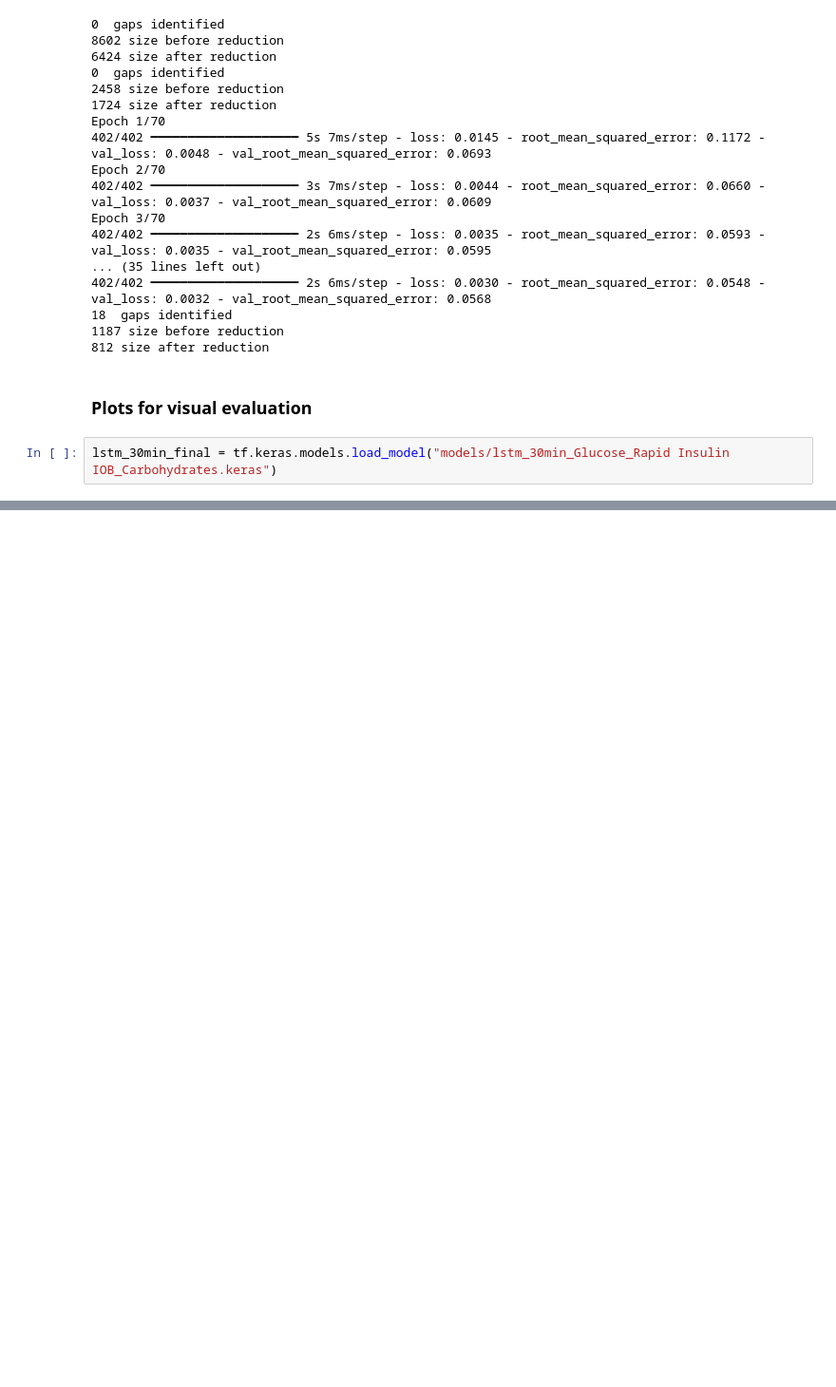
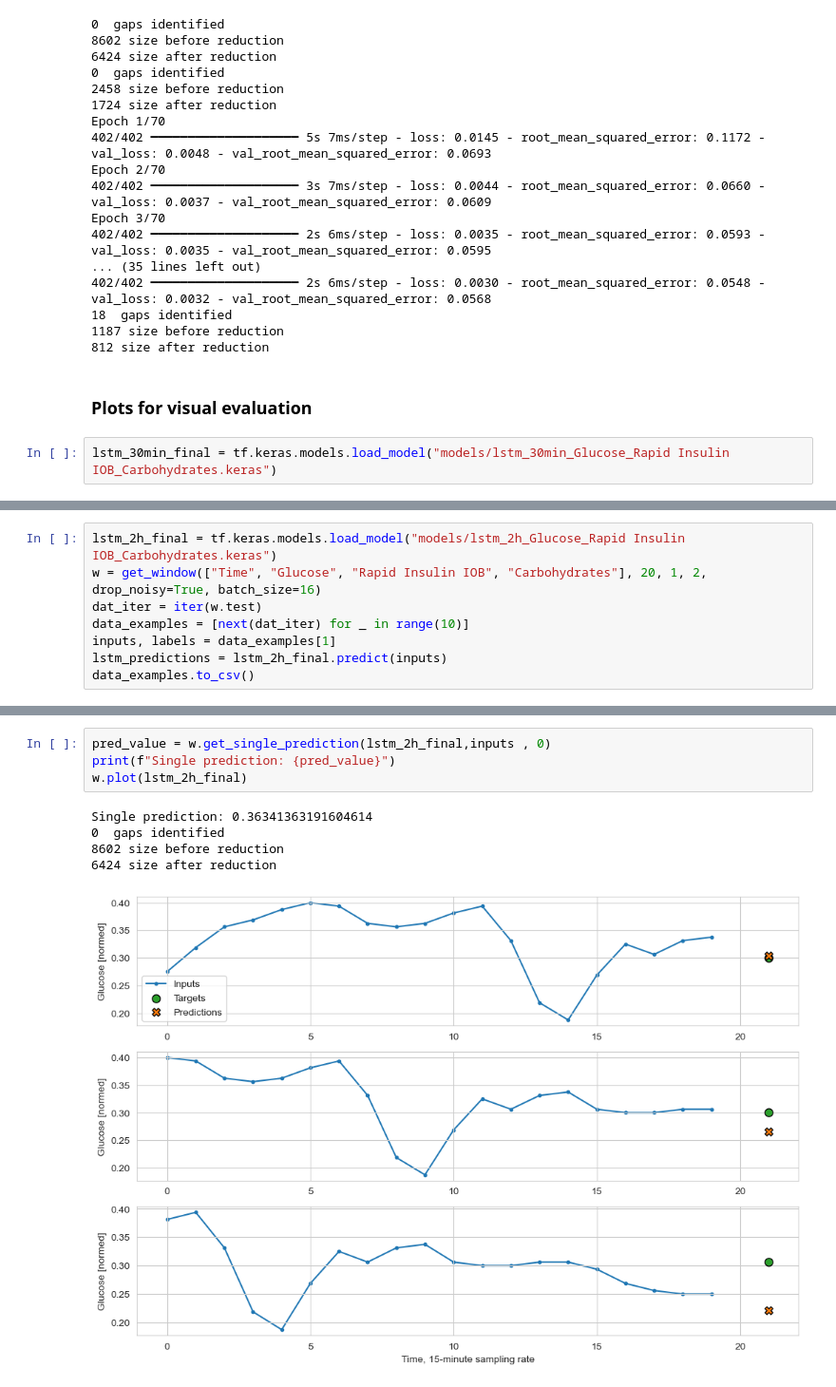
Before and after one commit to nishashastry/treehacks2025, a Jupyter notebook: prediction_models.ipynb, the cells around one changed output, grey strips where cells are left out. Shown at 95% size. Cells and saved outputs as stored; diff of their text form; blank space fills up the shorter version.

Commit message:
model deploy

```diff
--- a/prediction_models.ipynb
+++ b/prediction_models.ipynb
@@ -1968,0 +2098,8 @@ def output_pred_in_mgdl(pred_value):
+# %%
+lstm_2h_final = tf.keras.models.load_model("models/lstm_2h_Glucose_Rapid Insulin IOB_Carbohydrates.keras")
+w = get_window(["Time", "Glucose", "Rapid Insulin IOB", "Carbohydrates"], 20, 1, 2, drop_noisy=True, batch_size=16)
+dat_iter = iter(w.test)
+data_examples = [next(dat_iter) for _ in range(10)]
+inputs, labels = data_examples[1]
+lstm_predictions = lstm_2h_final.predict(inputs)
+data_examples.to_csv()
@@ -1968,0 +2118,10 @@ def output_pred_in_mgdl(pred_value):
+# %%
+pred_value = w.get_single_prediction(lstm_2h_final,inputs , 0)
+print(f"Single prediction: {pred_value}")
+w.plot(lstm_2h_final)
+# %% [output]
+Single prediction: 0.36341363191604614
+0  gaps identified
+8602 size before reduction
+6424 size after reduction
+[figure, added]
```
Also changed, not shown: parts of 23 cells of this notebook, 4 other files.
